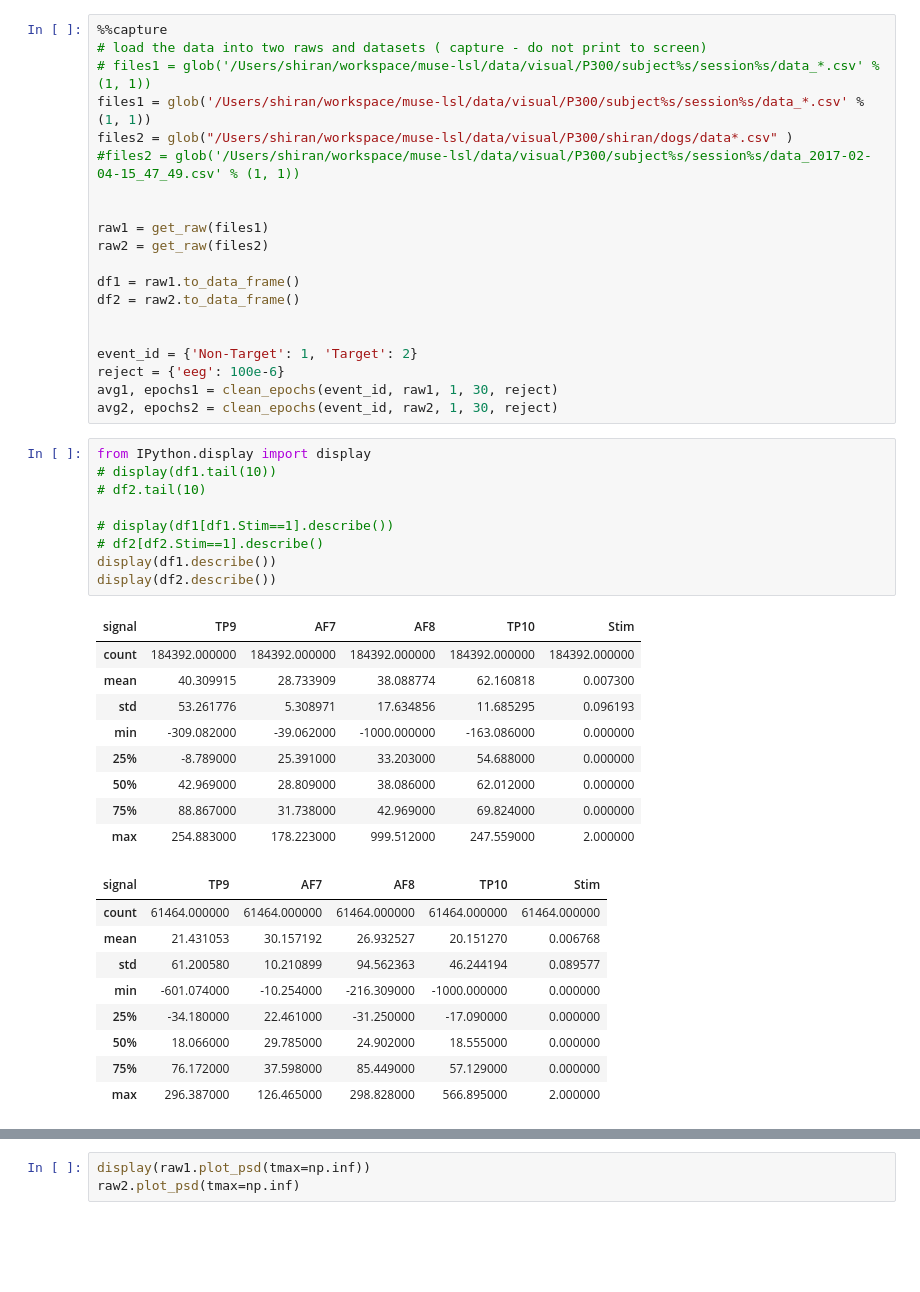
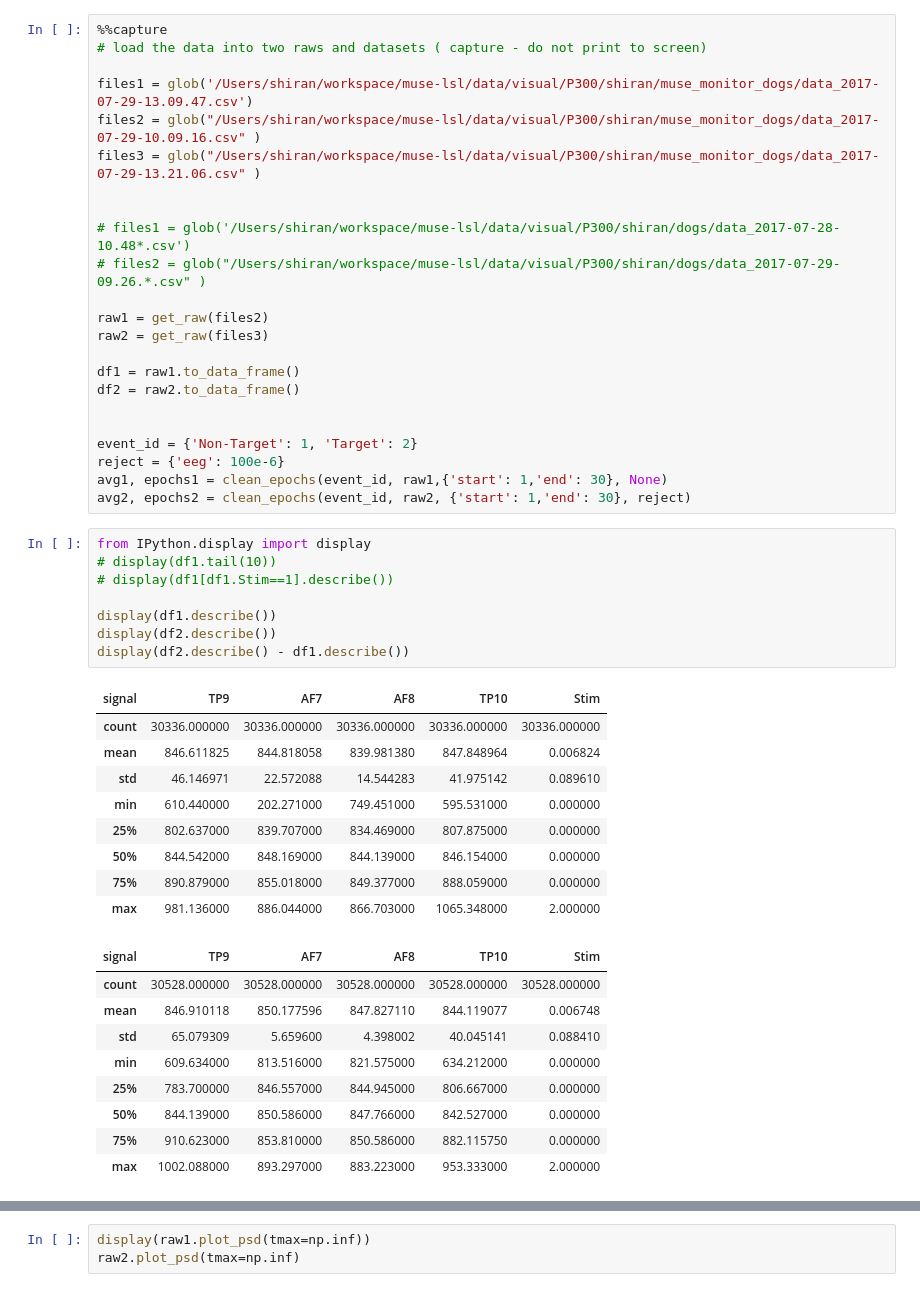
Before and after one commit to shirans/eeg-processing, a Jupyter notebook: process-data/compare-eeg-datasets.ipynb, the cells around one changed output, grey strips where cells are left out. Cells and saved outputs as stored; diff of their text form; blank space fills up the shorter version.

```diff
--- a/process-data/compare-eeg-datasets.ipynb
+++ b/process-data/compare-eeg-datasets.ipynb
@@ -115,14 +1,17 @@ def p300_from_path(path, reject):
 # %%
 %%capture
 # load the data into two raws and datasets ( capture - do not print to screen)
-# files1 = glob('/Users/shiran/workspace/muse-lsl/data/visual/P300/subject%s/session%s/data_*.csv' % (1, 1))
-files1 = glob('/Users/shiran/workspace/muse-lsl/data/visual/P300/subject%s/session%s/data_*.csv' % (1, 1))
-files2 = glob("/Users/shiran/workspace/muse-lsl/data/visual/P300/shiran/dogs/data*.csv" )
-#files2 = glob('/Users/shiran/workspace/muse-lsl/data/visual/P300/subject%s/session%s/data_2017-02-04-15_47_49.csv' % (1, 1))
+
+files1 = glob('/Users/shiran/workspace/muse-lsl/data/visual/P300/shiran/muse_monitor_dogs/data_2017-07-29-13.09.47.csv')
+files2 = glob("/Users/shiran/workspace/muse-lsl/data/visual/P300/shiran/muse_monitor_dogs/data_2017-07-29-10.09.16.csv" )
+files3 = glob("/Users/shiran/workspace/muse-lsl/data/visual/P300/shiran/muse_monitor_dogs/data_2017-07-29-13.21.06.csv" )
 
 
-raw1 = get_raw(files1)
-raw2 = get_raw(files2)
+# files1 = glob('/Users/shiran/workspace/muse-lsl/data/visual/P300/shiran/dogs/data_2017-07-28-10.48*.csv')
+# files2 = glob("/Users/shiran/workspace/muse-lsl/data/visual/P300/shiran/dogs/data_2017-07-29-09.26.*.csv" )
+
+raw1 = get_raw(files2)
+raw2 = get_raw(files3)
 
 df1 = raw1.to_data_frame()
 df2 = raw2.to_data_frame()
@@ -130,33 +19,32 @@ df2 = raw2.to_data_frame()
 
 event_id = {'Non-Target': 1, 'Target': 2}
 reject = {'eeg': 100e-6}
-avg1, epochs1 = clean_epochs(event_id, raw1, 1, 30, reject)
-avg2, epochs2 = clean_epochs(event_id, raw2, 1, 30, reject)
+avg1, epochs1 = clean_epochs(event_id, raw1,{'start': 1,'end': 30}, None)
+avg2, epochs2 = clean_epochs(event_id, raw2, {'start': 1,'end': 30}, reject)
 # %%
 from IPython.display import display
 # display(df1.tail(10))
-# df2.tail(10)
+# display(df1[df1.Stim==1].describe())
 
-# display(df1[df1.Stim==1].describe())
-# df2[df2.Stim==1].describe()
 display(df1.describe())
 display(df2.describe())
+display(df2.describe() - df1.describe())
 # %% [output]
 | signal | TP9 | AF7 | AF8 | TP10 | Stim |
-| count | 184392.000000 | 184392.000000 | 184392.000000 | 184392.000000 | 184392.000000 |
-| mean | 40.309915 | 28.733909 | 38.088774 | 62.160818 | 0.007300 |
-| std | 53.261776 | 5.308971 | 17.634856 | 11.685295 | 0.096193 |
-| min | -309.082000 | -39.062000 | -1000.000000 | -163.086000 | 0.000000 |
-| 25% | -8.789000 | 25.391000 | 33.203000 | 54.688000 | 0.000000 |
-| 50% | 42.969000 | 28.809000 | 38.086000 | 62.012000 | 0.000000 |
-| 75% | 88.867000 | 31.738000 | 42.969000 | 69.824000 | 0.000000 |
-| max | 254.883000 | 178.223000 | 999.512000 | 247.559000 | 2.000000 |
+| count | 30336.000000 | 30336.000000 | 30336.000000 | 30336.000000 | 30336.000000 |
+| mean | 846.611825 | 844.818058 | 839.981380 | 847.848964 | 0.006824 |
+| std | 46.146971 | 22.572088 | 14.544283 | 41.975142 | 0.089610 |
+| min | 610.440000 | 202.271000 | 749.451000 | 595.531000 | 0.000000 |
+| 25% | 802.637000 | 839.707000 | 834.469000 | 807.875000 | 0.000000 |
+| 50% | 844.542000 | 848.169000 | 844.139000 | 846.154000 | 0.000000 |
+| 75% | 890.879000 | 855.018000 | 849.377000 | 888.059000 | 0.000000 |
+| max | 981.136000 | 886.044000 | 866.703000 | 1065.348000 | 2.000000 |
 | signal | TP9 | AF7 | AF8 | TP10 | Stim |
-| count | 61464.000000 | 61464.000000 | 61464.000000 | 61464.000000 | 61464.000000 |
-| mean | 21.431053 | 30.157192 | 26.932527 | 20.151270 | 0.006768 |
-| std | 61.200580 | 10.210899 | 94.562363 | 46.244194 | 0.089577 |
-| min | -601.074000 | -10.254000 | -216.309000 | -1000.000000 | 0.000000 |
-| 25% | -34.180000 | 22.461000 | -31.250000 | -17.090000 | 0.000000 |
-| 50% | 18.066000 | 29.785000 | 24.902000 | 18.555000 | 0.000000 |
-| 75% | 76.172000 | 37.598000 | 85.449000 | 57.129000 | 0.000000 |
-| max | 296.387000 | 126.465000 | 298.828000 | 566.895000 | 2.000000 |
+| count | 30528.000000 | 30528.000000 | 30528.000000 | 30528.000000 | 30528.000000 |
+| mean | 846.910118 | 850.177596 | 847.827110 | 844.119077 | 0.006748 |
+| std | 65.079309 | 5.659600 | 4.398002 | 40.045141 | 0.088410 |
+| min | 609.634000 | 813.516000 | 821.575000 | 634.212000 | 0.000000 |
+| 25% | 783.700000 | 846.557000 | 844.945000 | 806.667000 | 0.000000 |
+| 50% | 844.139000 | 850.586000 | 847.766000 | 842.527000 | 0.000000 |
+| 75% | 910.623000 | 853.810000 | 850.586000 | 882.115750 | 0.000000 |
+| max | 1002.088000 | 893.297000 | 883.223000 | 953.333000 | 2.000000 |
```
Also changed, not shown: parts of 6 cells of this notebook, 4 other files.
